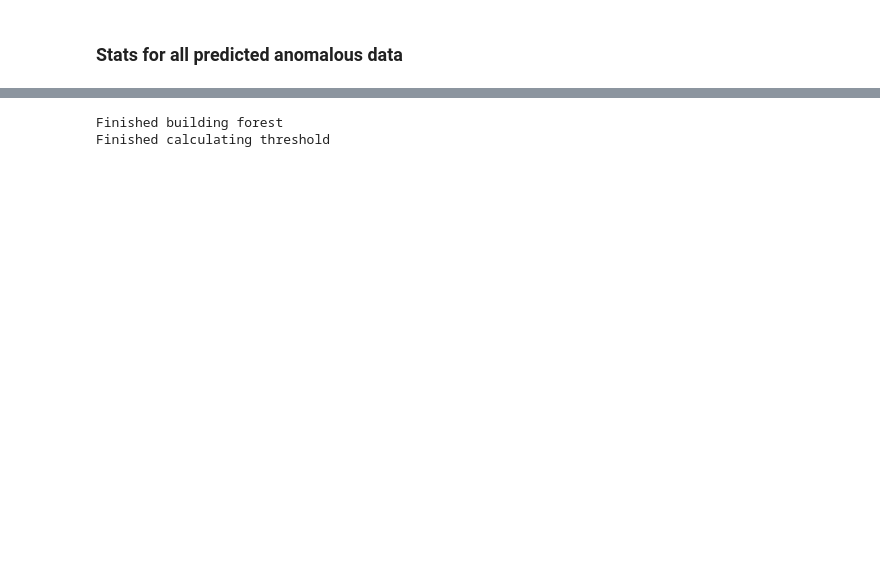
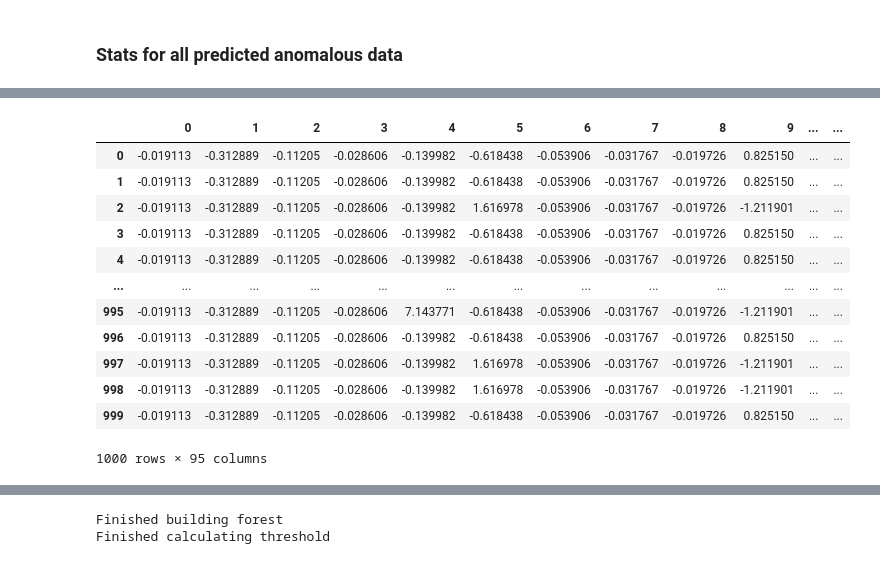
Before and after one commit to joshuapalicka/network-anomaly-detection, a Jupyter notebook: combined_models.ipynb, the cells around one changed output, grey strips where cells are left out. Saved outputs shown, nothing was run; the diff lists cells and outputs as text; code cells hidden in the pictures; blank space fills up the shorter version.

```diff
--- a/combined_models.ipynb
+++ b/combined_models.ipynb
@@ -206,11 +187,27 @@ def addZToData(data, model):
 
     data_with_Z_rf = []
     for i in range(len(data_with_Z)):
-        data_with_Z_rf.append(np_train_data[:][:][i].numpy().reshape(1,46).squeeze())
+        data_with_Z_rf.append(np.append(np_train_data[:][:][i].numpy().reshape(1,46).squeeze(), data_with_Z[i]))
 
     return pd.DataFrame(data_with_Z_rf)
 # %%
 train_data_with_Z_df = addZToData(np_train_data, autoencoder)
+# %%
+train_data_with_Z_df
+# %% [output]
+|  | 0 | 1 | 2 | 3 | 4 | 5 | 6 | 7 | 8 | 9 | ... | ... |
+| 0 | -0.019113 | -0.312889 | -0.11205 | -0.028606 | -0.139982 | -0.618438 | -0.053906 | -0.031767 | -0.019726 | 0.825150 | ... | ... |
+| 1 | -0.019113 | -0.312889 | -0.11205 | -0.028606 | -0.139982 | -0.618438 | -0.053906 | -0.031767 | -0.019726 | 0.825150 | ... | ... |
+| 2 | -0.019113 | -0.312889 | -0.11205 | -0.028606 | -0.139982 | 1.616978 | -0.053906 | -0.031767 | -0.019726 | -1.211901 | ... | ... |
+| 3 | -0.019113 | -0.312889 | -0.11205 | -0.028606 | -0.139982 | -0.618438 | -0.053906 | -0.031767 | -0.019726 | 0.825150 | ... | ... |
+| 4 | -0.019113 | -0.312889 | -0.11205 | -0.028606 | -0.139982 | -0.618438 | -0.053906 | -0.031767 | -0.019726 | 0.825150 | ... | ... |
+| ... | ... | ... | ... | ... | ... | ... | ... | ... | ... | ... | ... | ... |
+| 995 | -0.019113 | -0.312889 | -0.11205 | -0.028606 | 7.143771 | -0.618438 | -0.053906 | -0.031767 | -0.019726 | -1.211901 | ... | ... |
+| 996 | -0.019113 | -0.312889 | -0.11205 | -0.028606 | -0.139982 | -0.618438 | -0.053906 | -0.031767 | -0.019726 | 0.825150 | ... | ... |
+| 997 | -0.019113 | -0.312889 | -0.11205 | -0.028606 | -0.139982 | 1.616978 | -0.053906 | -0.031767 | -0.019726 | -1.211901 | ... | ... |
+| 998 | -0.019113 | -0.312889 | -0.11205 | -0.028606 | -0.139982 | 1.616978 | -0.053906 | -0.031767 | -0.019726 | -1.211901 | ... | ... |
+| 999 | -0.019113 | -0.312889 | -0.11205 | -0.028606 | -0.139982 | -0.618438 | -0.053906 | -0.031767 | -0.019726 | 0.825150 | ... | ... |
+1000 rows × 95 columns
 # %%
 np_test_labels = np.array(np_test_labels)
 # %%
```
Also changed, not shown: parts of 17 cells of this notebook.
